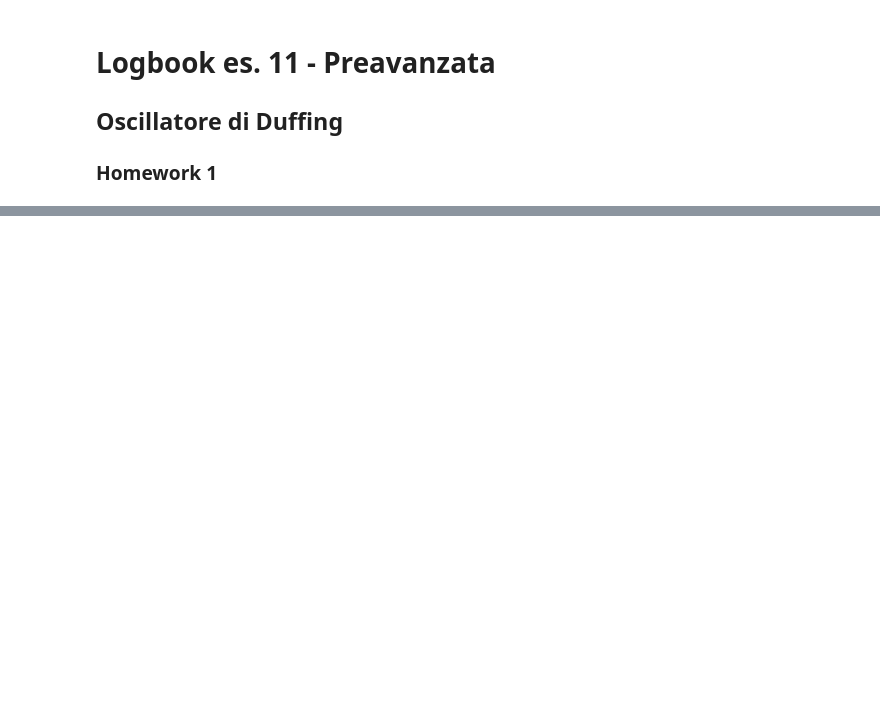
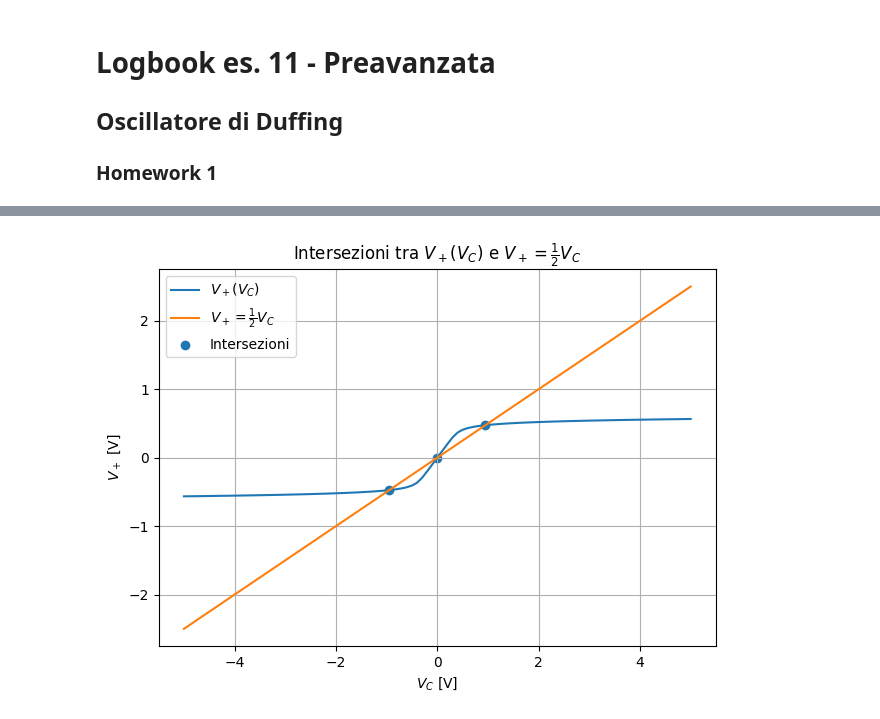
Before and after one commit to MarcoMalucchi/TD, a Jupyter notebook: Es_11/logbook/MALDIN_logbook_es11.ipynb, the cells around one changed output, grey strips where cells are left out. Saved outputs shown, nothing was run; the diff lists cells and outputs as text; code cells hidden in the pictures; blank space fills up the shorter version.

```diff
--- a/Es_11/logbook/MALDIN_logbook_es11.ipynb
+++ b/Es_11/logbook/MALDIN_logbook_es11.ipynb
@@ -104,0 +107,81 @@ Questo valore è leggermente inferiore ai $1.2 \, \text{V}$ previsti dal modello
+# %%
+import numpy as np
+import matplotlib.pyplot as plt
+
+# =========================
+# 1) Caricamento dati
+# =========================
+# Cambia questo path se necessario:
+filename = "dati_TINA.txt"
+
+# genfromtxt gestisce bene header e separatori vari
+data = np.genfromtxt(filename, comments="#", skip_header=1)
+
+# Se il file avesse righe vuote, filtriamole
+data = data[~np.isnan(data).any(axis=1)]
+
+V_C = data[:, 0]
+V_plus = data[:, 1]
+
+# (opzionale ma consigliato) assicuriamoci che siano ordinati per V_C crescente
+idx = np.argsort(V_C)
+V_C = V_C[idx]
+V_plus = V_plus[idx]
+
+# =========================
+# 2) Intersezioni: V_plus = 0.5 * V_C
+# =========================
+f = V_plus - 0.5 * V_C
+
+x_int = []
+y_int = []
+
+for i in range(len(V_C) - 1):
+    # Caso in cui un punto sia esattamente sulla retta (raro con float)
+    if f[i] == 0.0:
+        x_int.append(V_C[i])
+        y_int.append(V_plus[i])
+        continue
+
+    # Cambio di segno => esiste uno zero nell'intervallo
+    if f[i] * f[i + 1] < 0:
+        x1, x2 = V_C[i], V_C[i + 1]
+        y1, y2 = f[i], f[i + 1]
+
+        # Interpolazione lineare dello zero di f tra (x1,y1) e (x2,y2)
+        x0 = x1 - y1 * (x2 - x1) / (y2 - y1)
+        x_int.append(x0)
+        y_int.append(0.5 * x0)  # perché sul vincolo V_plus = 0.5*V_C
+
+x_int = np.array(x_int)
+y_int = np.array(y_int)
+
+# =========================
+# 3) Plot
+# =========================
+plt.figure()
+plt.plot(V_C, V_plus, label=r"$V_+(V_C)$")
+plt.plot(V_C, 0.5 * V_C, label=r"$V_+ = \frac{1}{2}V_C$")
+
+if len(x_int) > 0:
+    plt.scatter(x_int, y_int, label="Intersezioni")
+
+plt.xlabel(r"$V_C$ [V]")
+plt.ylabel(r"$V_+$ [V]")
+plt.title(r"Intersezioni tra $V_+(V_C)$ e $V_+ = \frac{1}{2}V_C$")
+plt.grid(True)
+plt.legend()
+plt.tight_layout()
+plt.show()
+
+# =========================
+# 4) Stampa risultati
+# =========================
+print("Intersezioni trovate (V_C, V_+):")
+if len(x_int) == 0:
+    print("  Nessuna intersezione trovata nel range dei dati.")
+else:
+    for xi, yi in zip(x_int, y_int):
+        print(f"  V_C = {xi:.8f} V,  V_+ = {yi:.8f} V")
+# %% [output]
+[figure, added]
```
Also changed, not shown: parts of 11 cells of this notebook, 1 other file.
